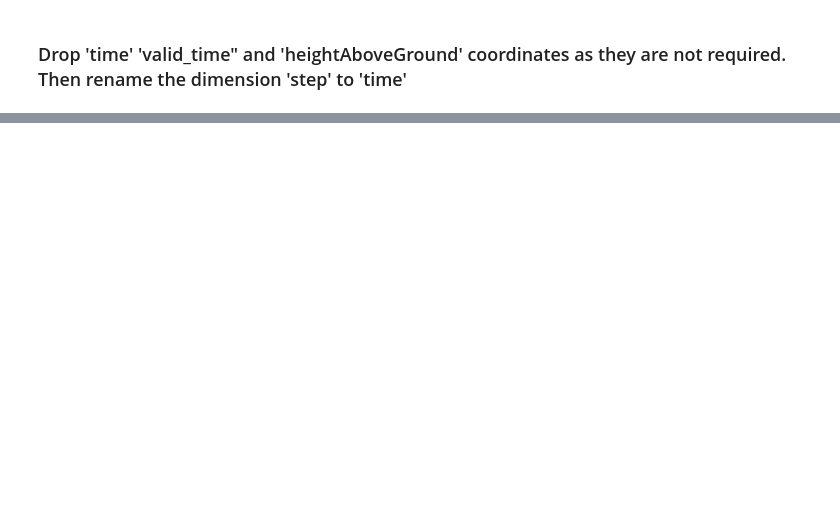
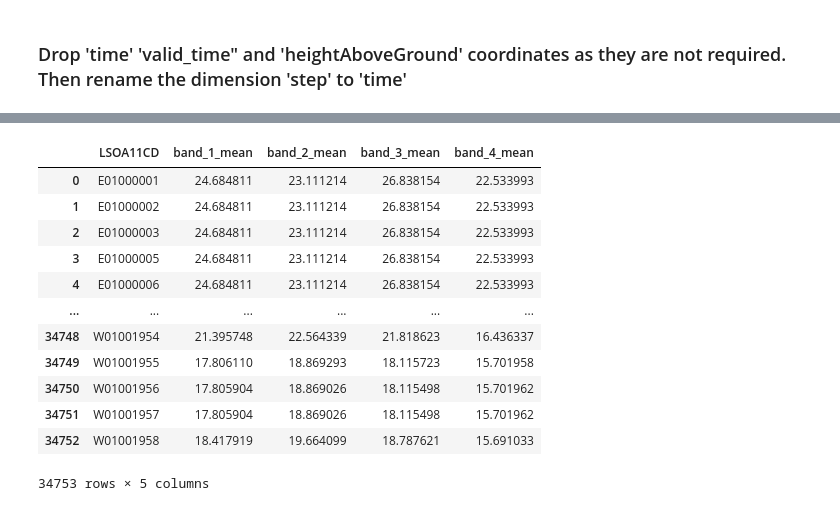
Before and after one commit to gasparrini/UK-HWfcast, a Jupyter notebook: download/download_ecmwf_forecast.ipynb, the cells around one changed output, grey strips where cells are left out. Cells and saved outputs as stored; diff of their text form; code cells hidden in the pictures; blank space fills up the shorter version.

```diff
--- a/download/download_ecmwf_forecast.ipynb
+++ b/download/download_ecmwf_forecast.ipynb
@@ -312,0 +428,34 @@ ds_daily_tasmean_17_22July2024.to_netcdf(path="tas_daily_17_July_22July_2024.nc"
+# %%
+url = 'https://github.com/gasparrini/UK-HWfcast/raw/refs/heads/main/data/lsoashp.zip'
+
+# Create a temporary directory
+with tempfile.TemporaryDirectory() as tmpdir:
+    # Download the zip file
+    zip_path = os.path.join(tmpdir, "shapefile.zip")
+    response = requests.get(url)
+    with open(zip_path, "wb") as f:
+        f.write(response.content)
+
+    # Unzip contents
+    with zipfile.ZipFile(zip_path, 'r') as zip_ref:
+        zip_ref.extractall(tmpdir)
+
+    # List extracted files
+    extracted_files = os.listdir(tmpdir)
+    print("Extracted files are:", extracted_files)
+
+    print("\n ======= LSOA gdf first few rows ===============\n")
+
+    # Find the .shp file inside the extracted folder
+    shp_files = [f for f in os.listdir(tmpdir) if f.endswith(".shp")]
+    if not shp_files:
+        raise FileNotFoundError("\nNo .shp file found in zip folder.")
+
+    shp_path = os.path.join(tmpdir, shp_files[0])
+
+    # Read with geopandas
+    LSOA_2011_gdf = gpd.read_file(shp_path)
+
+    # Display basic info
+    print(LSOA_2011_gdf.head())
+    print("\nCRS is:", LSOA_2011_gdf.crs)
@@ -312,0 +484,3 @@ ds_daily_tasmean_17_22July2024.to_netcdf(path="tas_daily_17_July_22July_2024.nc"
+# %%
+ds_daily_tasmean_19_22June2025_epsg_27700 = ds_daily_tasmean_19_22June2025.rio.reproject(LSOA_2011_gdf.crs)
+print(ds_daily_tasmean_19_22June2025_epsg_27700.rio.crs)
@@ -312,0 +491,19 @@ ds_daily_tasmean_17_22July2024.to_netcdf(path="tas_daily_17_July_22July_2024.nc"
+# %%
+# First line is commented as it performs the aggregation only for the first time step.
+#LSOA_daily_tasmean_19June2025_df = exact_extract(ds_daily_tasmean_19_22June2025_epsg_27700['t2m'].isel(time=0), LSOA_2011_gdf, 'mean', output='pandas')
+LSOA_daily_tasmean_19_22June2025_df = exact_extract(ds_daily_tasmean_19_22June2025_epsg_27700['t2m'], LSOA_2011_gdf, 'mean', include_cols='LSOA11CD', output='pandas')
+LSOA_daily_tasmean_19_22June2025_df
+# %% [output]
+|  | LSOA11CD | band_1_mean | band_2_mean | band_3_mean | band_4_mean |
+| 0 | E01000001 | 24.684811 | 23.111214 | 26.838154 | 22.533993 |
+| 1 | E01000002 | 24.684811 | 23.111214 | 26.838154 | 22.533993 |
+| 2 | E01000003 | 24.684811 | 23.111214 | 26.838154 | 22.533993 |
+| 3 | E01000005 | 24.684811 | 23.111214 | 26.838154 | 22.533993 |
+| 4 | E01000006 | 24.684811 | 23.111214 | 26.838154 | 22.533993 |
+| ... | ... | ... | ... | ... | ... |
+| 34748 | W01001954 | 21.395748 | 22.564339 | 21.818623 | 16.436337 |
+| 34749 | W01001955 | 17.806110 | 18.869293 | 18.115723 | 15.701958 |
+| 34750 | W01001956 | 17.805904 | 18.869026 | 18.115498 | 15.701962 |
+| 34751 | W01001957 | 17.805904 | 18.869026 | 18.115498 | 15.701962 |
+| 34752 | W01001958 | 18.417919 | 19.664099 | 18.787621 | 15.691033 |
+34753 rows × 5 columns
```
Also changed, not shown: parts of 76 cells of this notebook, 5 other files.
